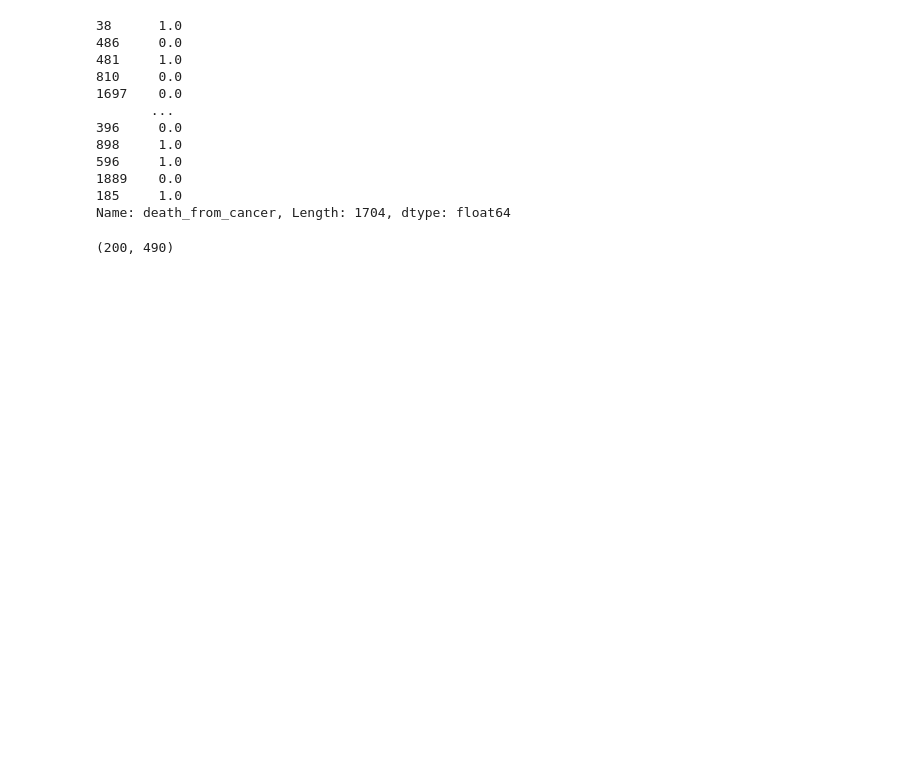
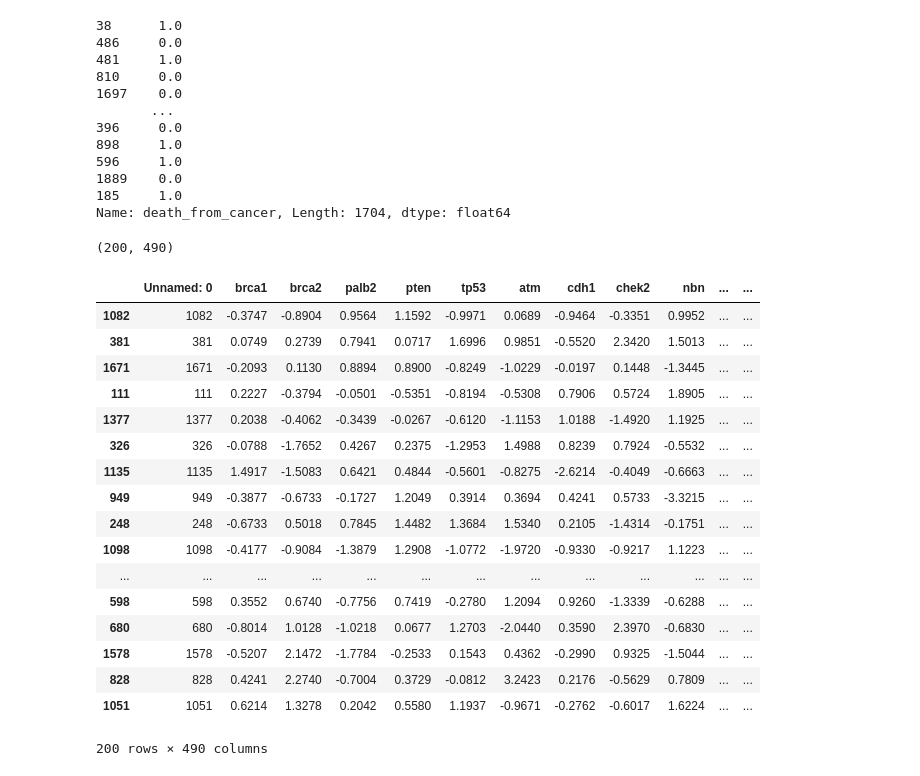
Before and after one commit to Cpizzle1/capstone2, a Jupyter notebook: notebooks/VIF Testing.ipynb, the cells around one changed output. Saved outputs shown, nothing was run; the diff lists cells and outputs as text; code cells hidden in the pictures; blank space fills up the shorter version.

```diff
--- a/notebooks/VIF Testing.ipynb
+++ b/notebooks/VIF Testing.ipynb
@@ -196,3 +196,26 @@ Validation_set.shape
 # %%
 # X2 = mrna1
 # X2.to_csv(r'../data/train_setVIF_wednesday_features.csv', index = False)
+# %%
+pd.set_option('display.max_rows', None)
+# %%
+X
+# %% [output]
+|  | Unnamed: 0 | brca1 | brca2 | palb2 | pten | tp53 | atm | cdh1 | chek2 | nbn | ... | ... |
+| 1082 | 1082 | -0.3747 | -0.8904 | 0.9564 | 1.1592 | -0.9971 | 0.0689 | -0.9464 | -0.3351 | 0.9952 | ... | ... |
+| 381 | 381 | 0.0749 | 0.2739 | 0.7941 | 0.0717 | 1.6996 | 0.9851 | -0.5520 | 2.3420 | 1.5013 | ... | ... |
+| 1671 | 1671 | -0.2093 | 0.1130 | 0.8894 | 0.8900 | -0.8249 | -1.0229 | -0.0197 | 0.1448 | -1.3445 | ... | ... |
+| 111 | 111 | 0.2227 | -0.3794 | -0.0501 | -0.5351 | -0.8194 | -0.5308 | 0.7906 | 0.5724 | 1.8905 | ... | ... |
+| 1377 | 1377 | 0.2038 | -0.4062 | -0.3439 | -0.0267 | -0.6120 | -1.1153 | 1.0188 | -1.4920 | 1.1925 | ... | ... |
+| 326 | 326 | -0.0788 | -1.7652 | 0.4267 | 0.2375 | -1.2953 | 1.4988 | 0.8239 | 0.7924 | -0.5532 | ... | ... |
+| 1135 | 1135 | 1.4917 | -1.5083 | 0.6421 | 0.4844 | -0.5601 | -0.8275 | -2.6214 | -0.4049 | -0.6663 | ... | ... |
+| 949 | 949 | -0.3877 | -0.6733 | -0.1727 | 1.2049 | 0.3914 | 0.3694 | 0.4241 | 0.5733 | -3.3215 | ... | ... |
+| 248 | 248 | -0.6733 | 0.5018 | 0.7845 | 1.4482 | 1.3684 | 1.5340 | 0.2105 | -1.4314 | -0.1751 | ... | ... |
+| 1098 | 1098 | -0.4177 | -0.9084 | -1.3879 | 1.2908 | -1.0772 | -1.9720 | -0.9330 | -0.9217 | 1.1223 | ... | ... |
+| ... | ... | ... | ... | ... | ... | ... | ... | ... | ... | ... | ... | ... |
+| 598 | 598 | 0.3552 | 0.6740 | -0.7756 | 0.7419 | -0.2780 | 1.2094 | 0.9260 | -1.3339 | -0.6288 | ... | ... |
+| 680 | 680 | -0.8014 | 1.0128 | -1.0218 | 0.0677 | 1.2703 | -2.0440 | 0.3590 | 2.3970 | -0.6830 | ... | ... |
+| 1578 | 1578 | -0.5207 | 2.1472 | -1.7784 | -0.2533 | 0.1543 | 0.4362 | -0.2990 | 0.9325 | -1.5044 | ... | ... |
+| 828 | 828 | 0.4241 | 2.2740 | -0.7004 | 0.3729 | -0.0812 | 3.2423 | 0.2176 | -0.5629 | 0.7809 | ... | ... |
+| 1051 | 1051 | 0.6214 | 1.3278 | 0.2042 | 0.5580 | 1.1937 | -0.9671 | -0.2762 | -0.6017 | 1.6224 | ... | ... |
+200 rows × 490 columns
```
Also changed, not shown: parts of 3 cells of this notebook, 4 other files.
